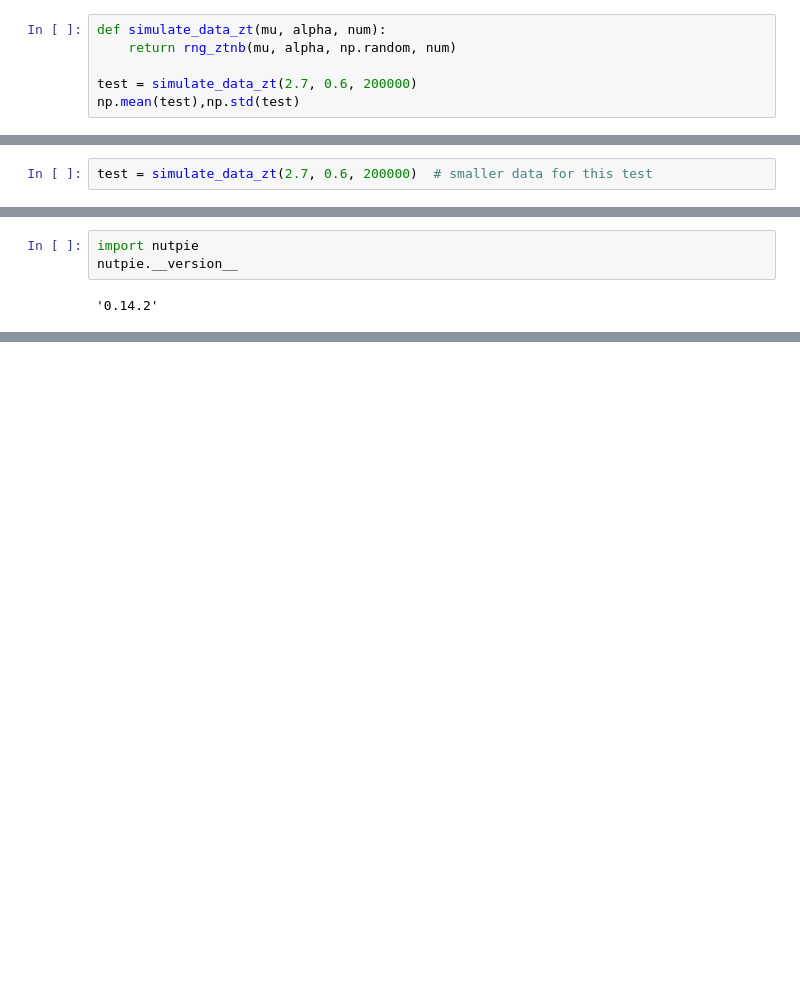
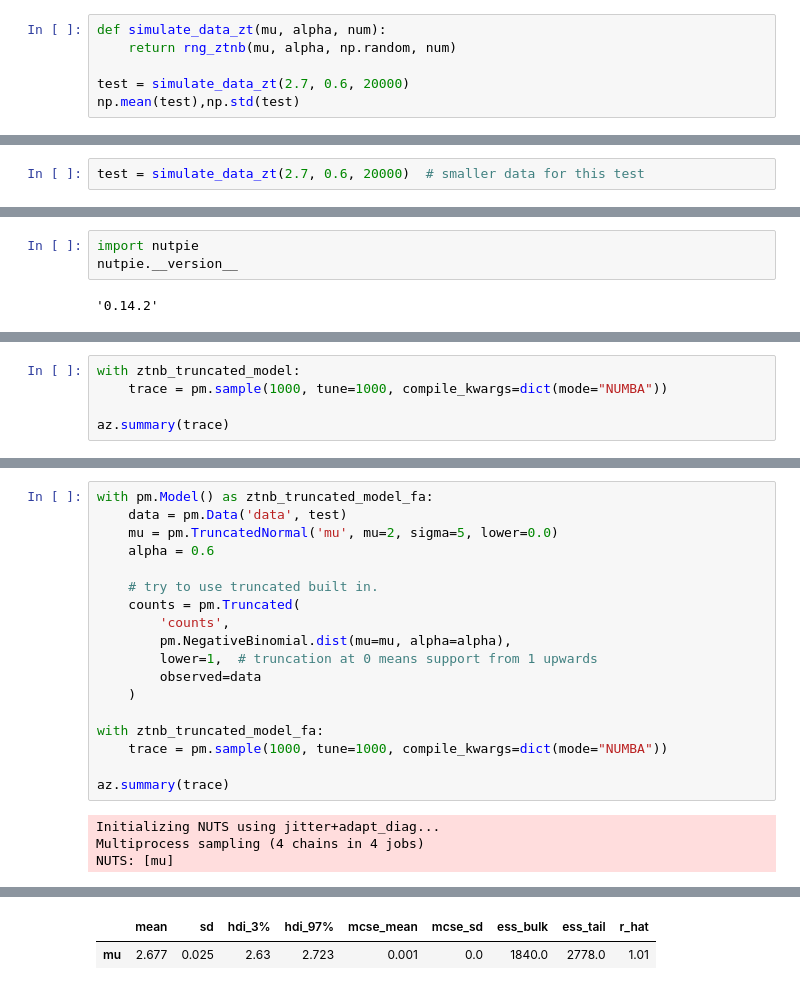
Before and after one commit to DrEntropy/negbin, a Jupyter notebook: neg_bin.ipynb, the cells around one changed output, grey strips where cells are left out. Drawn from its saved outputs; the diff is of its cells as text; blank space fills up the shorter version.

```diff
--- a/neg_bin.ipynb
+++ b/neg_bin.ipynb
@@ -122,6 +122,6 @@ array(-2.0563169)
 def simulate_data_zt(mu, alpha, num):
     return rng_ztnb(mu, alpha, np.random, num)
 
-test = simulate_data_zt(2.7, 0.6, 200000)
+test = simulate_data_zt(2.7, 0.6, 20000)
 np.mean(test),np.std(test)
 # %% [output]
@@ -188,7 +188,7 @@ Elapsed time: 175.783781 seconds
 | mu | 2.719 | 0.015 | 2.691 | 2.746 | 0.001 | 0.0 | 825.0 | 1549.0 | 1.0 |
 | alpha | 0.604 | 0.007 | 0.592 | 0.616 | 0.000 | 0.0 | 828.0 | 1438.0 | 1.0 |
 # %%
-test = simulate_data_zt(2.7, 0.6, 200000)  # smaller data for this test
+test = simulate_data_zt(2.7, 0.6, 20000)  # smaller data for this test
 # %%
 
 with pm.Model() as ztnb_truncated_model:
@@ -249,0 +252,5 @@ nutpie.__version__
+# %%
+with ztnb_truncated_model:
+    trace = pm.sample(1000, tune=1000, compile_kwargs=dict(mode="NUMBA"))
+
+az.summary(trace)
@@ -249,0 +267,22 @@ nutpie.__version__
+# %%
+with pm.Model() as ztnb_truncated_model_fa:
+    data = pm.Data('data', test)
+    mu = pm.TruncatedNormal('mu', mu=2, sigma=5, lower=0.0)
+    alpha = 0.6
+
+    # try to use truncated built in.
+    counts = pm.Truncated(
+        'counts',
+        pm.NegativeBinomial.dist(mu=mu, alpha=alpha),
+        lower=1,  # truncation at 0 means support from 1 upwards
+        observed=data
+    )
+
+with ztnb_truncated_model_fa:
+    trace = pm.sample(1000, tune=1000, compile_kwargs=dict(mode="NUMBA"))
+
+az.summary(trace)
+# %% [output]
+Initializing NUTS using jitter+adapt_diag...
+Multiprocess sampling (4 chains in 4 jobs)
+NUTS: [mu]
@@ -249,0 +292,2 @@ nutpie.__version__
+|  | mean | sd | hdi_3% | hdi_97% | mcse_mean | mcse_sd | ess_bulk | ess_tail | r_hat |
+| mu | 2.677 | 0.025 | 2.63 | 2.723 | 0.001 | 0.0 | 1840.0 | 2778.0 | 1.01 |
```
Also changed, not shown: parts of 10 cells of this notebook.
